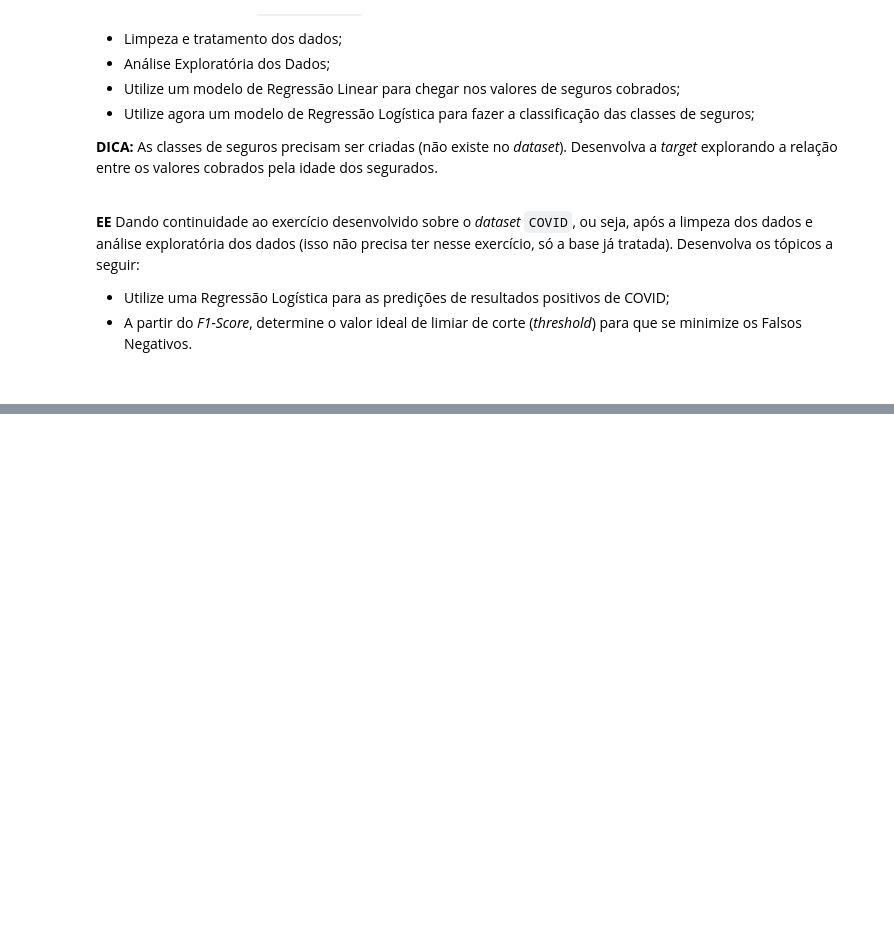
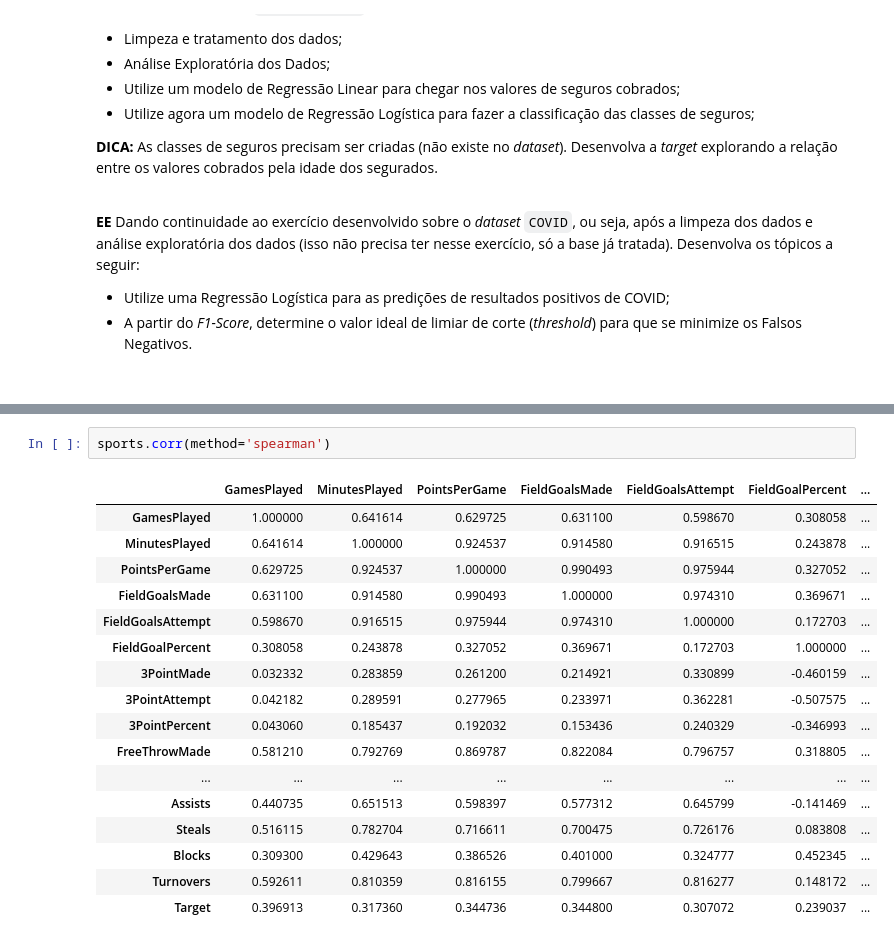
Before and after one commit to Moc967/letscode-desenvolvedados-estatistica, a Jupyter notebook: Estatistica II/src/L1 - Exercícios.ipynb, the cells around one changed output, grey strips where cells are left out. Cells and saved outputs as stored; diff of their text form; blank space fills up the shorter version.

```diff
--- a/Estatistica II/src/L1 - Exercícios.ipynb
+++ b/Estatistica II/src/L1 - Exercícios.ipynb
@@ -82,0 +112,20 @@ array([0.92208702, 0.43608301, 0.8726514 , 0.92061065, 0.00624604,
+# %%
+sports.corr(method='spearman')
+# %% [output]
+|  | GamesPlayed | MinutesPlayed | PointsPerGame | FieldGoalsMade | FieldGoalsAttempt | FieldGoalPercent | ... |
+| GamesPlayed | 1.000000 | 0.641614 | 0.629725 | 0.631100 | 0.598670 | 0.308058 | ... |
+| MinutesPlayed | 0.641614 | 1.000000 | 0.924537 | 0.914580 | 0.916515 | 0.243878 | ... |
+| PointsPerGame | 0.629725 | 0.924537 | 1.000000 | 0.990493 | 0.975944 | 0.327052 | ... |
+| FieldGoalsMade | 0.631100 | 0.914580 | 0.990493 | 1.000000 | 0.974310 | 0.369671 | ... |
+| FieldGoalsAttempt | 0.598670 | 0.916515 | 0.975944 | 0.974310 | 1.000000 | 0.172703 | ... |
+| FieldGoalPercent | 0.308058 | 0.243878 | 0.327052 | 0.369671 | 0.172703 | 1.000000 | ... |
+| 3PointMade | 0.032332 | 0.283859 | 0.261200 | 0.214921 | 0.330899 | -0.460159 | ... |
+| 3PointAttempt | 0.042182 | 0.289591 | 0.277965 | 0.233971 | 0.362281 | -0.507575 | ... |
+| 3PointPercent | 0.043060 | 0.185437 | 0.192032 | 0.153436 | 0.240329 | -0.346993 | ... |
+| FreeThrowMade | 0.581210 | 0.792769 | 0.869787 | 0.822084 | 0.796757 | 0.318805 | ... |
+| ... | ... | ... | ... | ... | ... | ... | ... |
+| Assists | 0.440735 | 0.651513 | 0.598397 | 0.577312 | 0.645799 | -0.141469 | ... |
+| Steals | 0.516115 | 0.782704 | 0.716611 | 0.700475 | 0.726176 | 0.083808 | ... |
+| Blocks | 0.309300 | 0.429643 | 0.386526 | 0.401000 | 0.324777 | 0.452345 | ... |
+| Turnovers | 0.592611 | 0.810359 | 0.816155 | 0.799667 | 0.816277 | 0.148172 | ... |
+| Target | 0.396913 | 0.317360 | 0.344736 | 0.344800 | 0.307072 | 0.239037 | ... |
```
Also changed, not shown: parts of 13 cells of this notebook.
